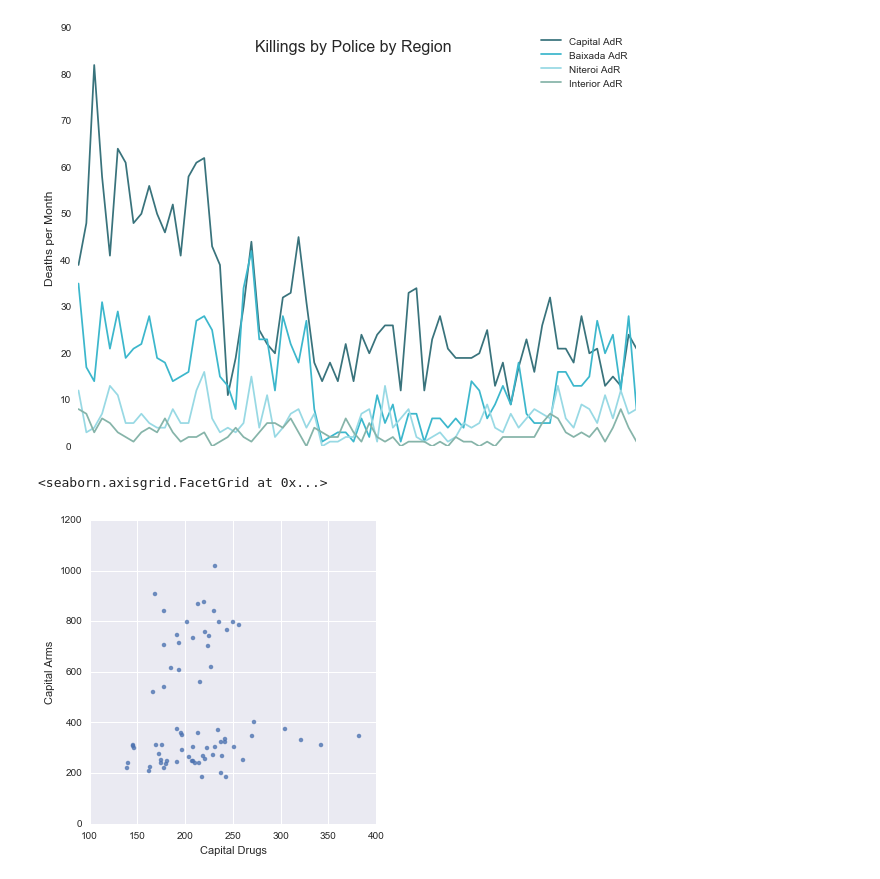
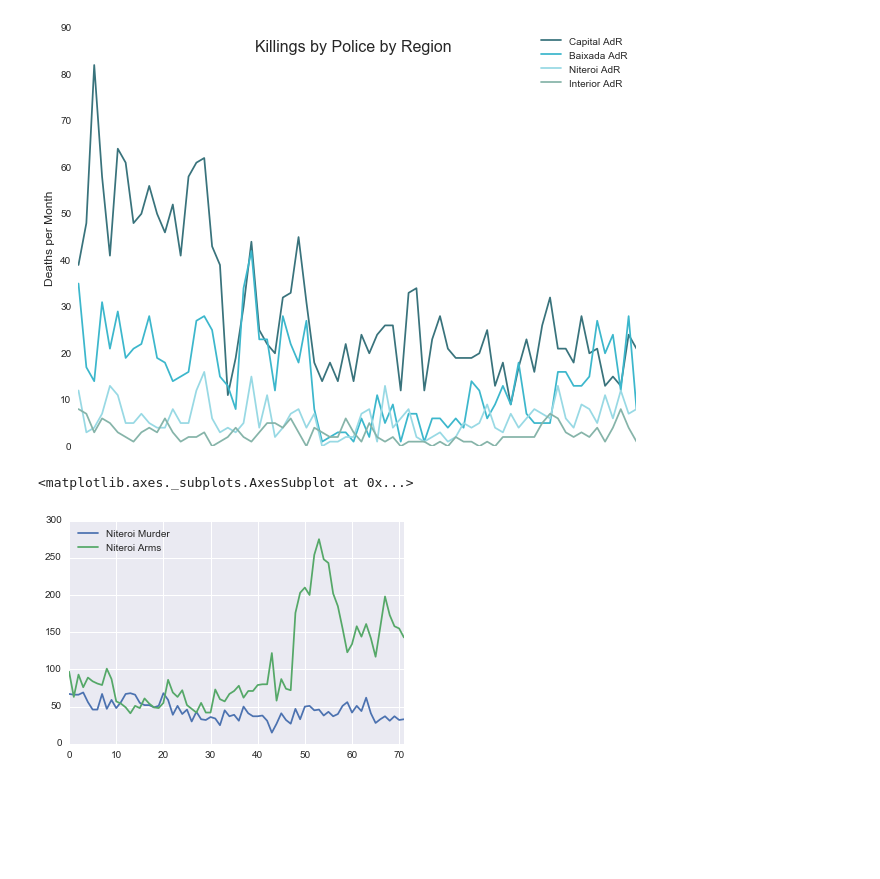
Before and after one commit to DrewForeman/rio-crime-migration, a Jupyter notebook: Rio_Crime_Data_Visualizations.ipynb, the cells around one changed output. Saved outputs shown, nothing was run; the diff lists cells and outputs as text; code cells hidden in the pictures; blank space fills up the shorter version.

Commit message:
updated visualization notebook, readme

```diff
--- a/Rio_Crime_Data_Visualizations.ipynb
+++ b/Rio_Crime_Data_Visualizations.ipynb
@@ -253,8 +267,10 @@ AdR.plot(ax=ax,kind='line',color=['#39737C','#3CB7CC','#98D9E4','#86B4A9'])
 [figure]
 # %%
 regional_data=pd.concat([murders,drugs,arms,AdR,roubos,furtos],axis=1)
-
-sns.lmplot('Capital Drugs','Capital Arms',regional_data,fit_reg=False)
+# regional_data
+# sns.lmplot('Capital Drugs','Capital Arms',regional_data,fit_reg=False)
+arms_drugs_comp = pd.concat([murders.ix[:,2],arms.ix[:,2]],axis=1)
+arms_drugs_comp.plot(kind='line')
 # %% [output]
-<seaborn.axisgrid.FacetGrid at 0x...>
+<matplotlib.axes._subplots.AxesSubplot at 0x...>
-[figure, old version]
+[figure, new version]
```
Also changed, not shown: parts of 11 cells of this notebook, 1 other file.
